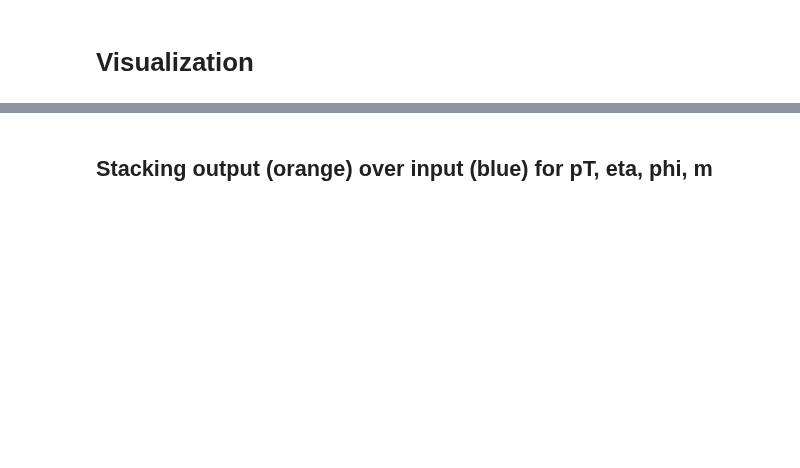
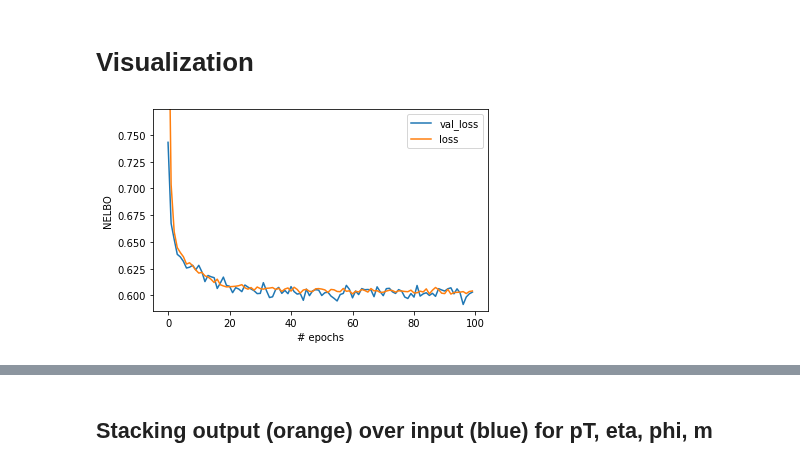
Before and after one commit to stsan9/AnomalyDetection4Jets, a Jupyter notebook: VAE.ipynb, the cells around one changed output, grey strips where cells are left out. Saved outputs shown, nothing was run; the diff lists cells and outputs as text; code cells hidden in the pictures; blank space fills up the shorter version.

```diff
--- a/VAE.ipynb
+++ b/VAE.ipynb
@@ -83,9 +75,9 @@ def sampling(args):
     epsilon = K.random_normal(shape=(batch, dim))
     return z_mean + K.exp(0.5 * z_log_var) * epsilon
 # %%
-inter_dim = 12
-final_dim = 4
-latent_dim = 2
+inter_dim = 32
+final_dim = 16
+latent_dim = 4
 input_dim = 4
 # %%
 # encoder
@@ -104,7 +96,7 @@ encoder = Model(inputs = x, outputs = z)
 # decoder
 decoder_h2 = Dense(final_dim, activation='relu')
 decoder_h1 = Dense(inter_dim, activation='relu')
-decoder_mean = Dense(input_dim, activation='sigmoid')
+decoder_mean = Dense(input_dim, activation='linear')
 
 h2_decoded = decoder_h2(z)
 h1_decoded = decoder_h1(h2_decoded)
@@ -144,11 +136,9 @@ ________________________________________________________________________________
 # Train
 # %%
 from sklearn.model_selection import train_test_split
-# %%
-x_train = data[0:int(len(data) * 0.8)]
-x_val = data[int(len(data) * 0.8):]
-batch_size = 100
-epochs = 80
+# %%
+batch_size = 200
+epochs = 100
 # %%
 x_train.shape
 # %% [output]
@@ -163,4 +171,20 @@ hist = vae.fit(x_train, x_train,
 # Visualization
 # %%
 import matplotlib.pyplot as plt
+# %%
+golden_size = lambda width: (width, 2. * width / (1 + np.sqrt(5)))
+
+fig, ax = plt.subplots(figsize=golden_size(6))
+
+hist_df = pd.DataFrame(hist.history)
+hist_df.plot(ax=ax)
+
+ax.set_ylabel('NELBO')
+ax.set_xlabel('# epochs')
+
+ax.set_ylim(.99*hist_df[1:].values.min(),
+            1.1*hist_df[1:].values.max())
+plt.show()
+# %% [output]
+[figure, added]
 # %%
```
Also changed, not shown: parts of 22 cells of this notebook.
